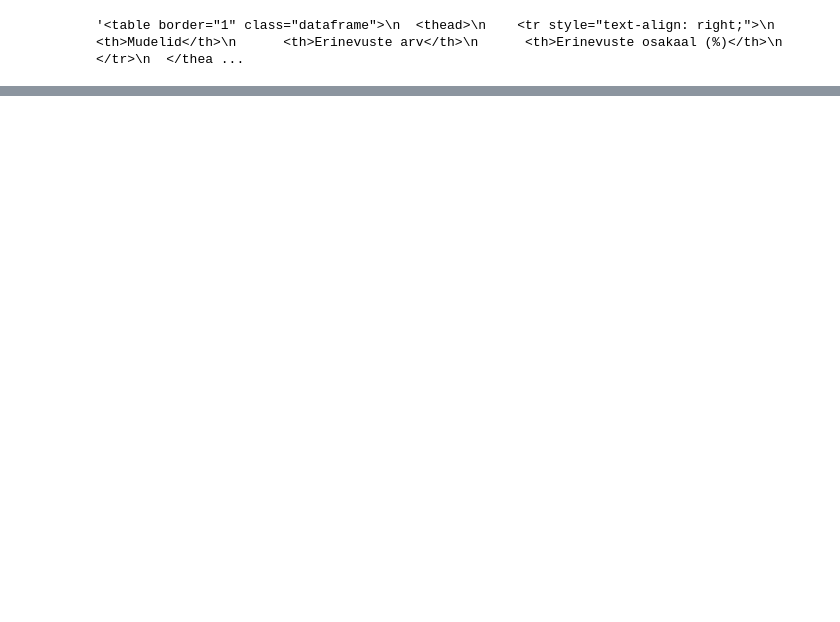
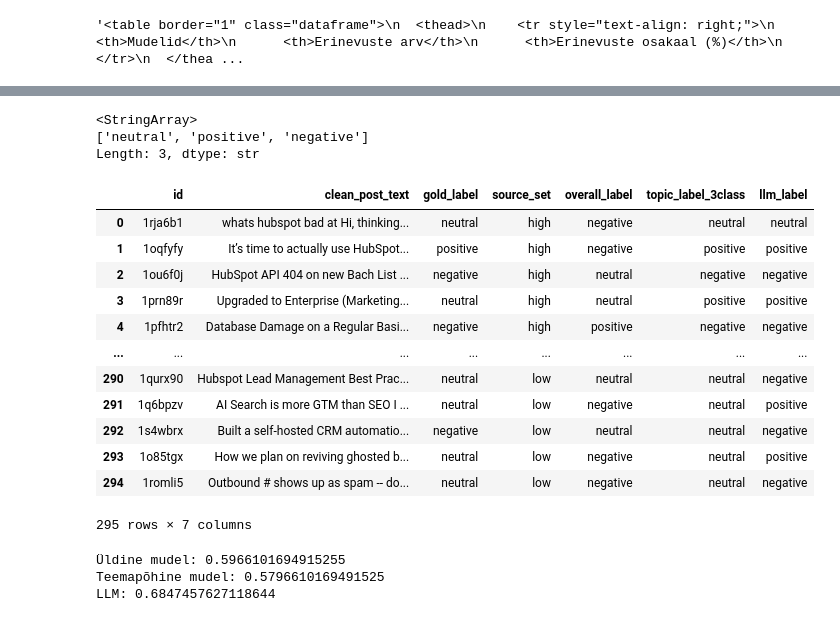
Before and after one commit to annmarleenvarul/Redditi-postituste-automaatne-klassifitseerimine-erineva-signaalitasemega-keskkondades, a Jupyter notebook: notebooks/post_level_model_comparison.ipynb, the cells around one changed output, grey strips where cells are left out. Drawn from its saved outputs; the diff is of its cells as text; code cells hidden in the pictures; blank space fills up the shorter version.

```diff
--- a/notebooks/post_level_model_comparison.ipynb
+++ b/notebooks/post_level_model_comparison.ipynb
@@ -560,0 +625,3 @@ comparison_table.to_html(index=False)
+# %%
+gold = pd.read_excel("../data/gold_standard_filled.xlsx")
+gold.head()
@@ -560,0 +635,36 @@ comparison_table.to_html(index=False)
+# %%
+gold["gold_label"].unique()
+# %% [output]
+<StringArray>
+['neutral', 'positive', 'negative']
+Length: 3, dtype: str
+# %%
+gold = gold.merge(results[["id", "source_set", "overall_label", "topic_label_3class", "llm_label"]], on="id")
+gold
+# %% [output]
+|  | id | clean_post_text | gold_label | source_set | overall_label | topic_label_3class | llm_label |
+| 0 | 1rja6b1 | whats hubspot bad at Hi, thinking... | neutral | high | negative | neutral | neutral |
+| 1 | 1oqfyfy | It’s time to actually use HubSpot... | positive | high | negative | positive | positive |
+| 2 | 1ou6f0j | HubSpot API 404 on new Bach List ... | negative | high | neutral | negative | negative |
+| 3 | 1prn89r | Upgraded to Enterprise (Marketing... | neutral | high | neutral | positive | positive |
+| 4 | 1pfhtr2 | Database Damage on a Regular Basi... | negative | high | positive | negative | negative |
+| ... | ... | ... | ... | ... | ... | ... | ... |
+| 290 | 1qurx90 | Hubspot Lead Management Best Prac... | neutral | low | neutral | neutral | negative |
+| 291 | 1q6bpzv | AI Search is more GTM than SEO I ... | neutral | low | negative | neutral | positive |
+| 292 | 1s4wbrx | Built a self-hosted CRM automatio... | negative | low | neutral | neutral | negative |
+| 293 | 1o85tgx | How we plan on reviving ghosted b... | neutral | low | negative | neutral | positive |
+| 294 | 1romli5 | Outbound # shows up as spam -- do... | neutral | low | negative | neutral | negative |
+295 rows × 7 columns
+# %%
+from sklearn.metrics import accuracy_score
+
+overall_accuracy = accuracy_score(gold["gold_label"], gold["overall_label"])
+topic_accuracy = accuracy_score(gold["gold_label"], gold["topic_label_3class"])
+llm_accuracy = accuracy_score(gold["gold_label"], gold["llm_label"])
+print("Üldine mudel:", overall_accuracy)
+print("Teemapõhine mudel:", topic_accuracy)
+print("LLM:", llm_accuracy)
+# %% [output]
+Üldine mudel: 0.5966101694915255
+Teemapõhine mudel: 0.5796610169491525
+LLM: 0.6847457627118644
```
Also changed, not shown: parts of 19 cells of this notebook, 2 other files.
